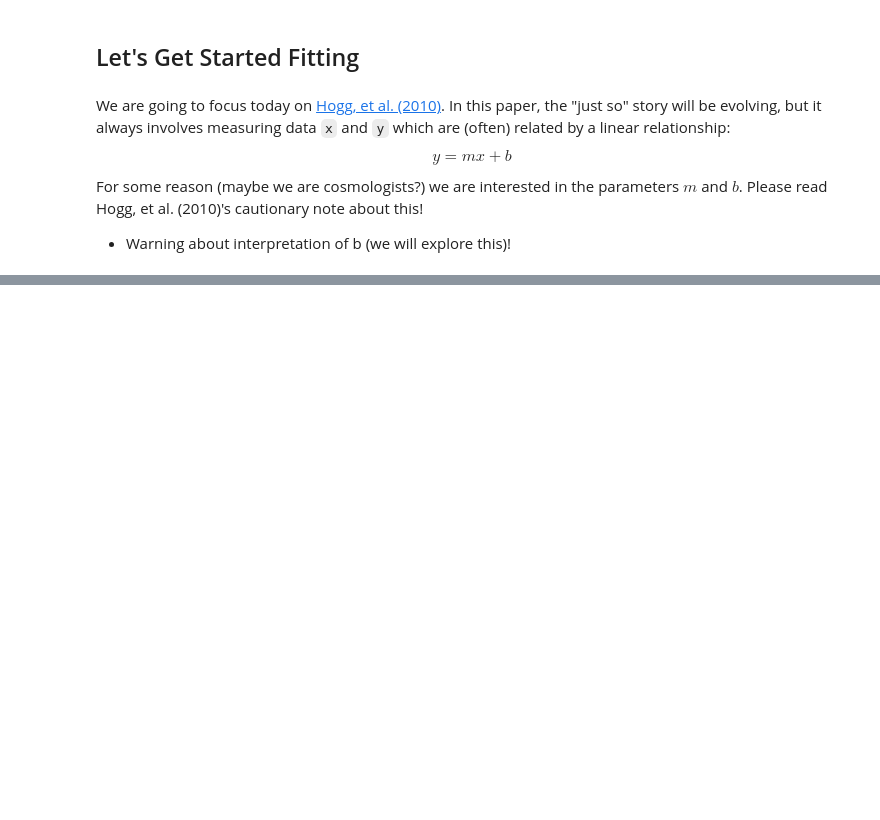
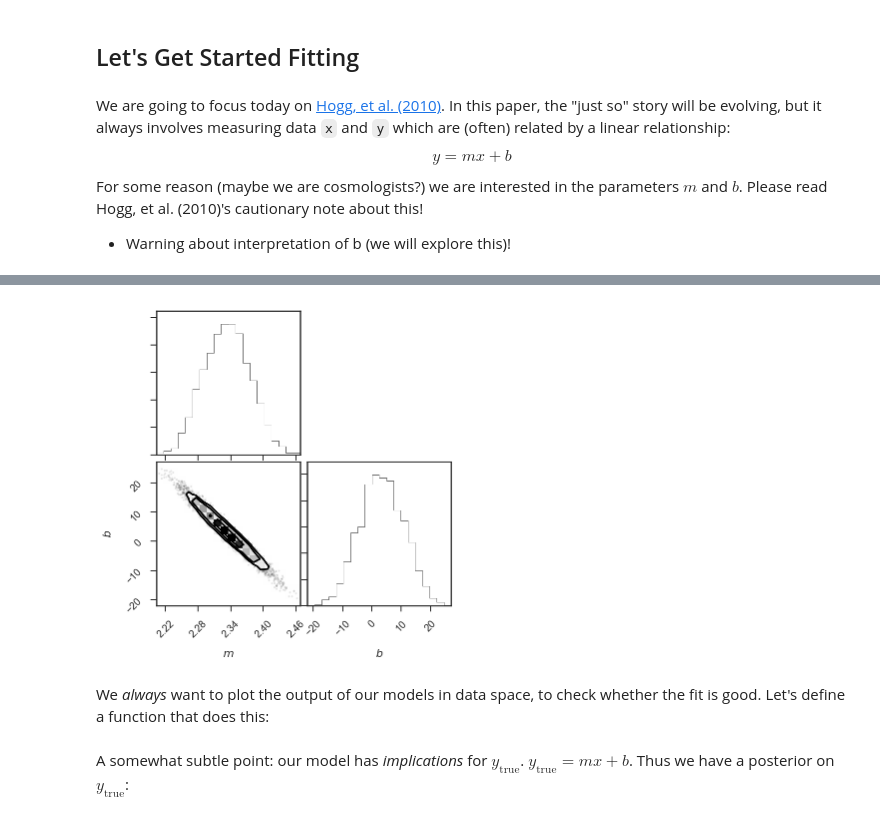
Before and after one commit to farr/GWDataAnalysisSummerSchool, a Jupyter notebook: lecture1/lecture1.ipynb, the cells around one changed output, grey strips where cells are left out. Saved outputs shown, nothing was run; the diff lists cells and outputs as text; code cells hidden in the pictures; blank space fills up the shorter version.

```diff
--- a/lecture1/lecture1.ipynb
+++ b/lecture1/lecture1.ipynb
@@ -38,0 +103,8 @@ table1 = genfromtxt('HoggTable1.tsv', names=True)
+# %%
+ex1_samples = ex1_fit.extract(permuted=True)
+# %%
+corner.corner(column_stack((ex1_samples['m'], ex1_samples['b'])), labels=[r'$m$', r'$b$']);
+# %% [output]
+[figure, added]
+# %% [markdown]
+We *always* want to plot the output of our models in data space, to check whether the fit is good.  Let's define a function that does this:
@@ -38,0 +121,2 @@ table1 = genfromtxt('HoggTable1.tsv', names=True)
+# %% [markdown]
+A somewhat subtle point: our model has *implications* for $y_\mathrm{true}$.  $y_\mathrm{true} = m x + b$.  Thus we have a posterior on $y_\mathrm{true}$:
```
Also changed, not shown: parts of 19 cells of this notebook, 1 other file.
